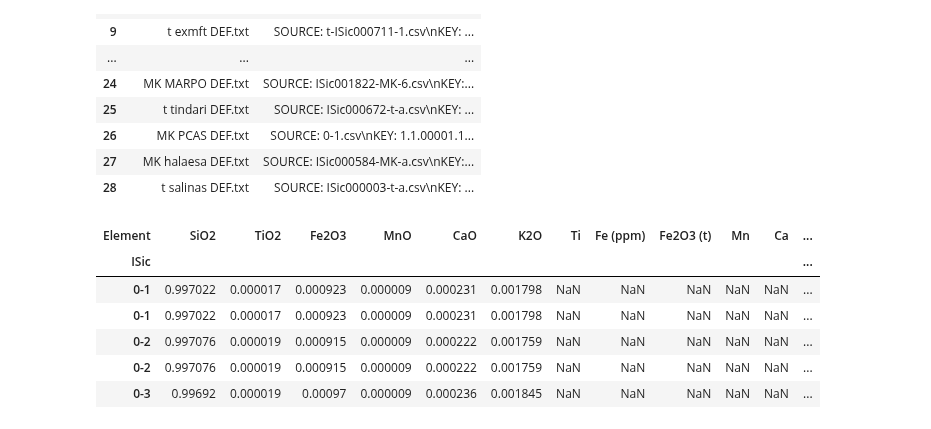
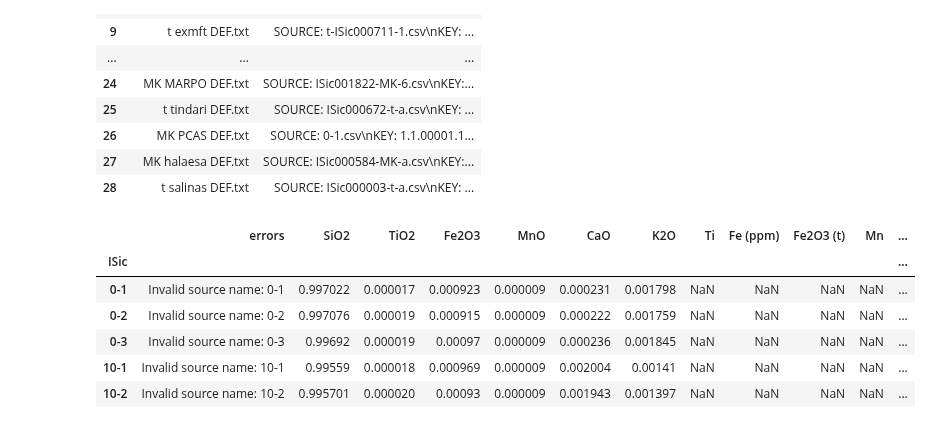
Before and after one commit to kingsdigitallab/crossreads-petrography, a Jupyter notebook: notebooks/pXRF.ipynb, the cells around one changed output. Drawn from its saved outputs; the diff is of its cells as text; code cells hidden in the pictures.

Commit message:
feat(pXRF): Update error handling for invalid source names and merge rows with the same ISic

```diff
--- a/notebooks/pXRF.ipynb
+++ b/notebooks/pXRF.ipynb
@@ -145,10 +145,13 @@ xrf.df_input
 | 27 | MK halaesa DEF.txt | SOURCE: ISic000584-MK-a.csv\nKEY:... |
 | 28 | t salinas DEF.txt | SOURCE: ISic000003-t-a.csv\nKEY: ... |
 # %%
+import re
+
 from data.pXRF.pxrf_coefficients import calculate_corrected_value
 import pandas as pd
 
 df_corrected = pd.DataFrame()
+df_corrected["ISic"] = ""
 
 mk_elements = {
     "Si": "SiO2",
@@ -191,9 +194,11 @@ for filename, txt in txts:
 
         source_name = lines[0].split(":")[-1].strip().split(".")[0].strip()
 
-        # is_isic = source_name.upper().startswith("ISIC")
-        # if is_isic:
-        #     source_name = source_name.split("-")[0].strip()
+        has_isic = source_name.upper().startswith("ISIC")
+        if has_isic:
+            source_name = (
+                source_name.replace("MK-", "").replace("M-", "").replace("t-", "")
+            )
 
         if len(lines) < 3:
             continue
@@ -229,11 +234,9 @@ for filename, txt in txts:
             df["total"] = df[mk_elements.keys()].sum(axis=1)
 
             for element, element_corrected in mk_elements.items():
-                df[element_corrected] = (
-                    df[element] / df["total"]
-                )
+                df[element_corrected] = df[element] / df["total"]
 
-            df = df.drop(columns=list(mk_elements.keys()) + ['total'])
+            df = df.drop(columns=list(mk_elements.keys()) + ["total"])
         else:
             df = df[df.Element.isin(t_elements)]
             df = df.pivot_table(
@@ -273,18 +276,27 @@ for filename, txt in txts:
                             print(f"  Row {idx}: {error_msg}")
 
         df["ISic"] = source_name
+        # Check if the source name follows the format ISic\d{6}-\w+
+        if not re.match(r"^ISic\d{6}-\w+$", source_name):
+            df["errors"] = f"Invalid source name: {source_name}"
+
         df = df.reset_index(drop=True)
         df = df.rename(columns={"index": "Element"})
         df = df.set_index("ISic")
 
-        df_corrected = pd.concat([df_corrected, df])
+        df_corrected = df_corrected.combine_first(df)
 
 # Remove the original Fe column it has been replaced by Fe2O3 in MK files,
 # and Fe2O3 (t) and Fe (ppm) in t files
-# df_corrected = df_corrected.drop(columns=["Fe"])
+df_corrected = df_corrected.drop(columns=["Fe"])
+
+# Merge rows with the same ISic
+# df_corrected = df_corrected.groupby("ISic").agg("first")
+
 
 df_corrected = df_corrected[
     [
+        "errors",
         "SiO2",
         "TiO2",
         "Fe2O3",
@@ -292,40 +304,39 @@ df_corrected = df_corrected[
         "CaO",
         "K2O",
         "Ti",
         "Fe (ppm)",
         "Fe2O3 (t)",
         "Mn",
         "Ca",
         "K",
         "Ba",
         "Co",
         "Cr",
         "Ni",
         "Pb",
         "Rb",
         "Sr",
         "V",
         "Y",
         "Zn",
         "Zr",
         "Au",
         "Hg",
         "As",
         "Cu",
-       "errors"
     ]
 ]
 df_corrected = df_corrected.sort_index()
 df_corrected.to_csv("../data/pXRF/output/corrected.csv")
 
 df_corrected.head()
 # %% [output]
-| Element | SiO2 | TiO2 | Fe2O3 | MnO | CaO | K2O | Ti | Fe (ppm) | Fe2O3 (t) | Mn | Ca | ... |
+|  | errors | SiO2 | TiO2 | Fe2O3 | MnO | CaO | K2O | Ti | Fe (ppm) | Fe2O3 (t) | Mn | ... |
 | ISic |  |  |  |  |  |  |  |  |  |  |  | ... |
-| 0-1 | 0.997022 | 0.000017 | 0.000923 | 0.000009 | 0.000231 | 0.001798 | NaN | NaN | NaN | NaN | NaN | ... |
-| 0-1 | 0.997022 | 0.000017 | 0.000923 | 0.000009 | 0.000231 | 0.001798 | NaN | NaN | NaN | NaN | NaN | ... |
-| 0-2 | 0.997076 | 0.000019 | 0.000915 | 0.000009 | 0.000222 | 0.001759 | NaN | NaN | NaN | NaN | NaN | ... |
-| 0-2 | 0.997076 | 0.000019 | 0.000915 | 0.000009 | 0.000222 | 0.001759 | NaN | NaN | NaN | NaN | NaN | ... |
-| 0-3 | 0.99692 | 0.000019 | 0.00097 | 0.000009 | 0.000236 | 0.001845 | NaN | NaN | NaN | NaN | NaN | ... |
+| 0-1 | Invalid source name: 0-1 | 0.997022 | 0.000017 | 0.000923 | 0.000009 | 0.000231 | 0.001798 | NaN | NaN | NaN | NaN | ... |
+| 0-2 | Invalid source name: 0-2 | 0.997076 | 0.000019 | 0.000915 | 0.000009 | 0.000222 | 0.001759 | NaN | NaN | NaN | NaN | ... |
+| 0-3 | Invalid source name: 0-3 | 0.99692 | 0.000019 | 0.00097 | 0.000009 | 0.000236 | 0.001845 | NaN | NaN | NaN | NaN | ... |
+| 10-1 | Invalid source name: 10-1 | 0.99559 | 0.000018 | 0.000969 | 0.000009 | 0.002004 | 0.00141 | NaN | NaN | NaN | NaN | ... |
+| 10-2 | Invalid source name: 10-2 | 0.995701 | 0.000020 | 0.00093 | 0.000009 | 0.001943 | 0.001397 | NaN | NaN | NaN | NaN | ... |
 # %%
 # xrf.run(pivot_table=True)  # hide all cols besides Calc_fraction
```
